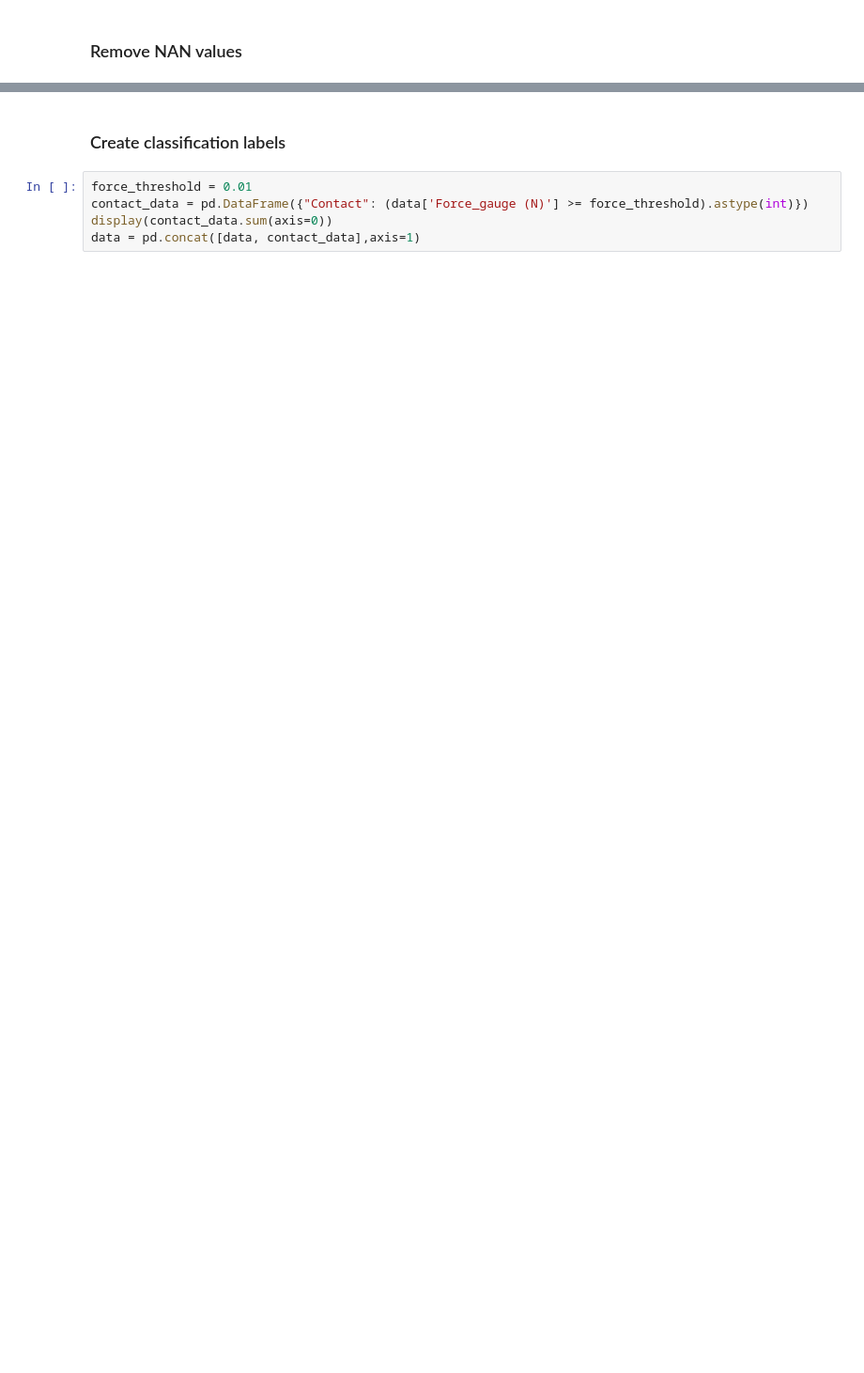
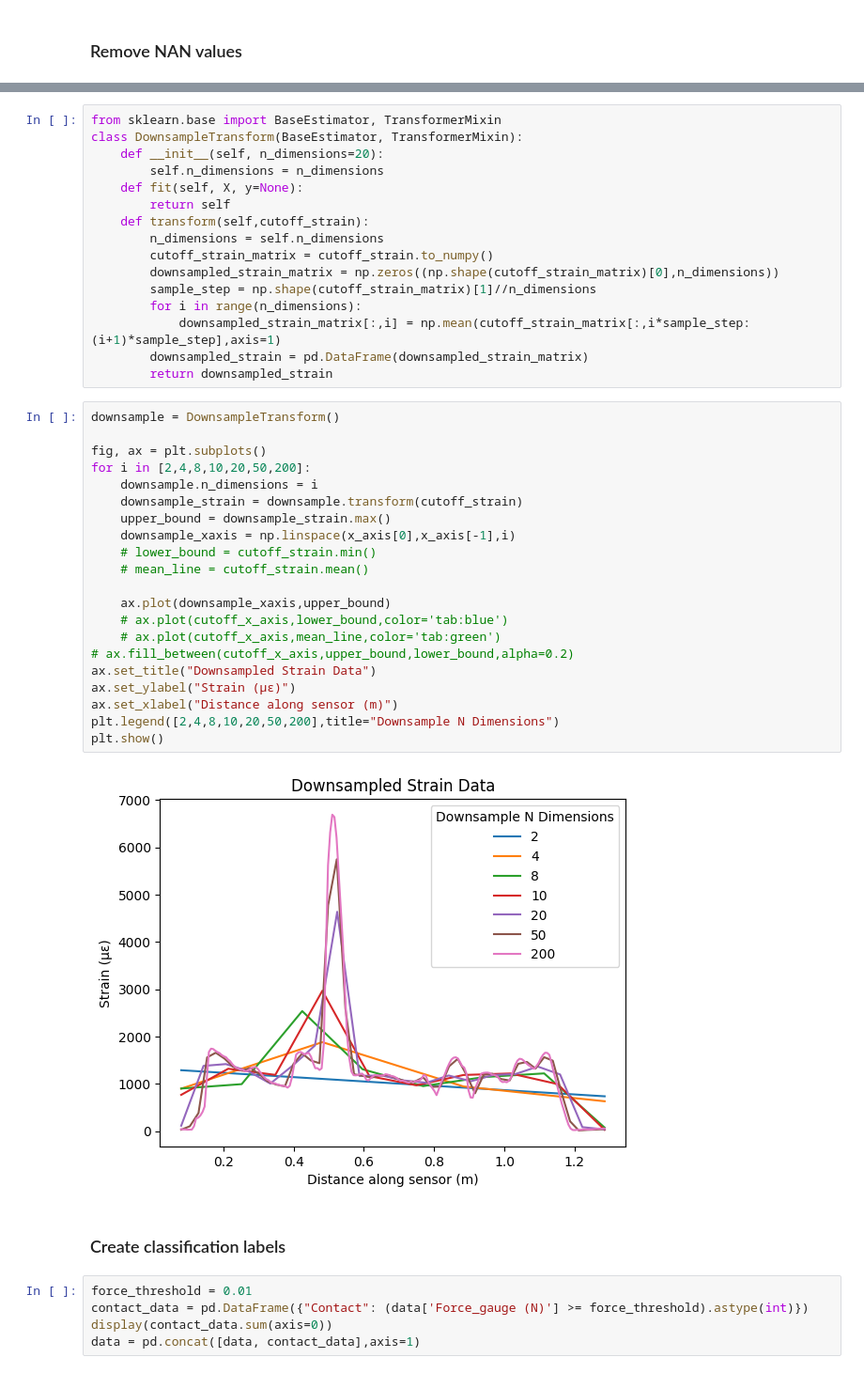
Before and after one commit to Jskacines/strain_learning, a Jupyter notebook: contact_classification.ipynb, the cells around one changed output, grey strips where cells are left out. Shown at 94% size. Saved outputs shown, nothing was run; the diff lists cells and outputs as text; blank space fills up the shorter version.

```diff
--- a/contact_classification.ipynb
+++ b/contact_classification.ipynb
@@ -177,3 +191,42 @@ np.int64(0)
+# %%
+from sklearn.base import BaseEstimator, TransformerMixin
+class DownsampleTransform(BaseEstimator, TransformerMixin):
+    def __init__(self, n_dimensions=20):
+        self.n_dimensions = n_dimensions
+    def fit(self, X, y=None):
+        return self
+    def transform(self,cutoff_strain):
+        n_dimensions = self.n_dimensions
+        cutoff_strain_matrix = cutoff_strain.to_numpy()
+        downsampled_strain_matrix = np.zeros((np.shape(cutoff_strain_matrix)[0],n_dimensions))
+        sample_step = np.shape(cutoff_strain_matrix)[1]//n_dimensions
+        for i in range(n_dimensions):
+            downsampled_strain_matrix[:,i] = np.mean(cutoff_strain_matrix[:,i*sample_step:(i+1)*sample_step],axis=1)
+        downsampled_strain = pd.DataFrame(downsampled_strain_matrix)
+        return downsampled_strain
+# %%
+downsample = DownsampleTransform()
+
+fig, ax = plt.subplots()
+for i in [2,4,8,10,20,50,200]:
+    downsample.n_dimensions = i
+    downsample_strain = downsample.transform(cutoff_strain)
+    upper_bound = downsample_strain.max()
+    downsample_xaxis = np.linspace(x_axis[0],x_axis[-1],i)
+    # lower_bound = cutoff_strain.min()
+    # mean_line = cutoff_strain.mean()
+
+    ax.plot(downsample_xaxis,upper_bound)
+    # ax.plot(cutoff_x_axis,lower_bound,color='tab:blue')
+    # ax.plot(cutoff_x_axis,mean_line,color='tab:green')
+# ax.fill_between(cutoff_x_axis,upper_bound,lower_bound,alpha=0.2)
+ax.set_title("Downsampled Strain Data")
+ax.set_ylabel("Strain (με)")
+ax.set_xlabel("Distance along sensor (m)")
+plt.legend([2,4,8,10,20,50,200],title="Downsample N Dimensions")
+plt.show()
+# %% [output]
+[figure, added]
 # %% [markdown]
 ### Create classification labels
 # %%
```
Also changed, not shown: parts of 20 cells of this notebook, 2 other files.
